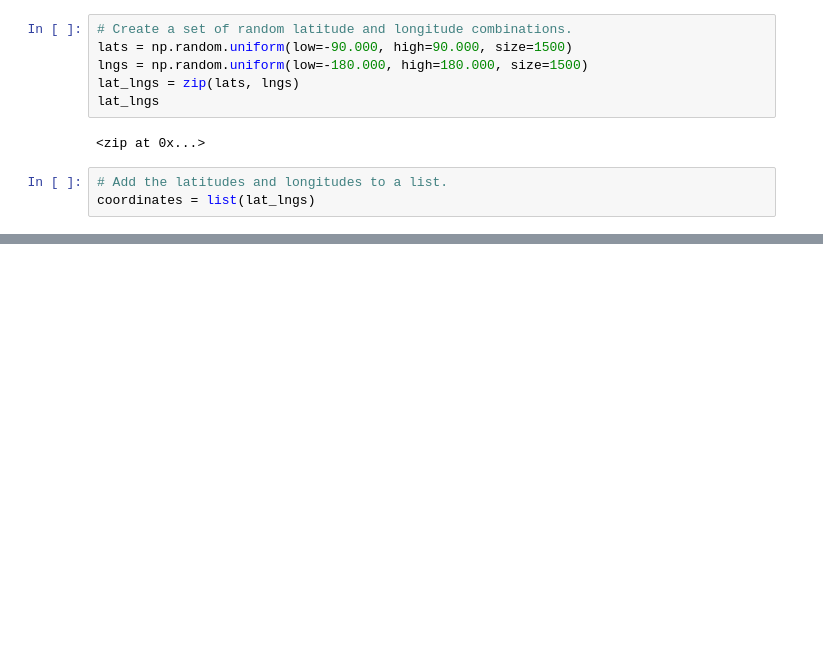
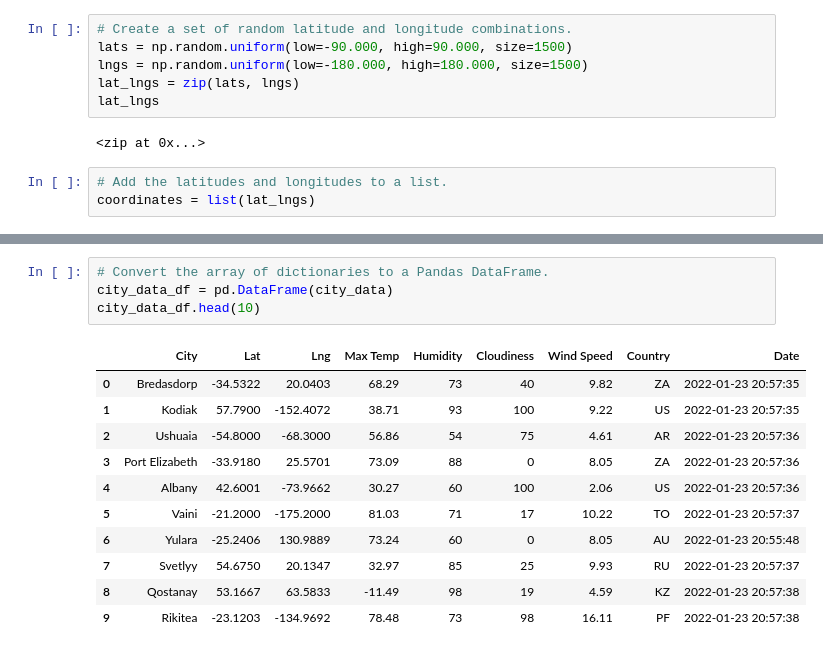
Before and after one commit to klcollins503/World_Weather_Analysis, a Jupyter notebook: WeatherPy.ipynb, the cells around one changed output, grey strips where cells are left out. Drawn from its saved outputs; the diff is of its cells as text; blank space fills up the shorter version.

```diff
--- a/WeatherPy.ipynb
+++ b/WeatherPy.ipynb
@@ -31,0 +119,16 @@ len(cities)
+# %%
+# Convert the array of dictionaries to a Pandas DataFrame.
+city_data_df = pd.DataFrame(city_data)
+city_data_df.head(10)
+# %% [output]
+|  | City | Lat | Lng | Max Temp | Humidity | Cloudiness | Wind Speed | Country | Date |
+| 0 | Bredasdorp | -34.5322 | 20.0403 | 68.29 | 73 | 40 | 9.82 | ZA | 2022-01-23 20:57:35 |
+| 1 | Kodiak | 57.7900 | -152.4072 | 38.71 | 93 | 100 | 9.22 | US | 2022-01-23 20:57:35 |
+| 2 | Ushuaia | -54.8000 | -68.3000 | 56.86 | 54 | 75 | 4.61 | AR | 2022-01-23 20:57:36 |
+| 3 | Port Elizabeth | -33.9180 | 25.5701 | 73.09 | 88 | 0 | 8.05 | ZA | 2022-01-23 20:57:36 |
+| 4 | Albany | 42.6001 | -73.9662 | 30.27 | 60 | 100 | 2.06 | US | 2022-01-23 20:57:36 |
+| 5 | Vaini | -21.2000 | -175.2000 | 81.03 | 71 | 17 | 10.22 | TO | 2022-01-23 20:57:37 |
+| 6 | Yulara | -25.2406 | 130.9889 | 73.24 | 60 | 0 | 8.05 | AU | 2022-01-23 20:55:48 |
+| 7 | Svetlyy | 54.6750 | 20.1347 | 32.97 | 85 | 25 | 9.93 | RU | 2022-01-23 20:57:37 |
+| 8 | Qostanay | 53.1667 | 63.5833 | -11.49 | 98 | 19 | 4.59 | KZ | 2022-01-23 20:57:38 |
+| 9 | Rikitea | -23.1203 | -134.9692 | 78.48 | 73 | 98 | 16.11 | PF | 2022-01-23 20:57:38 |
```
Also changed, not shown: parts of 7 cells of this notebook, 3 other files.
